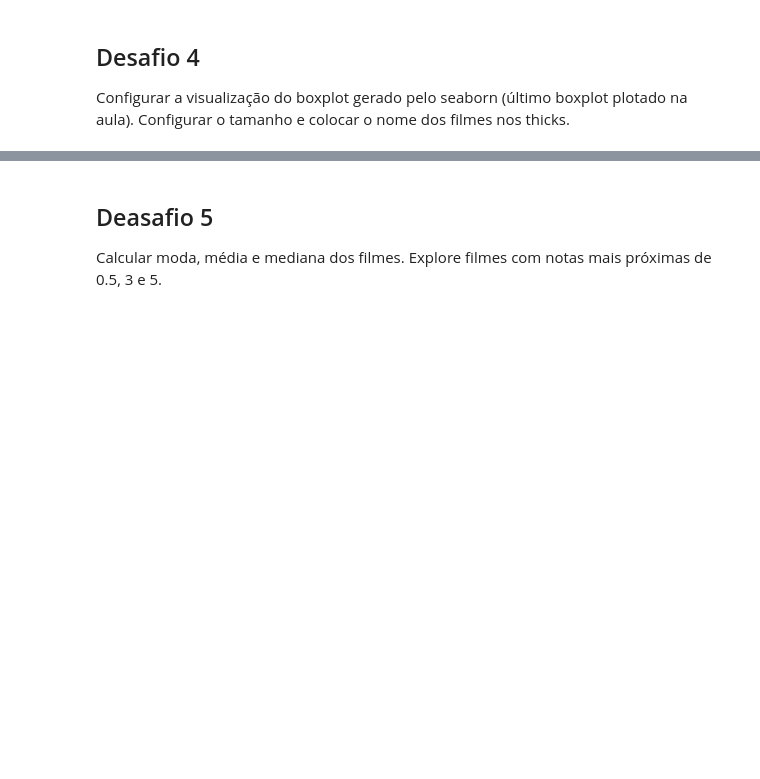
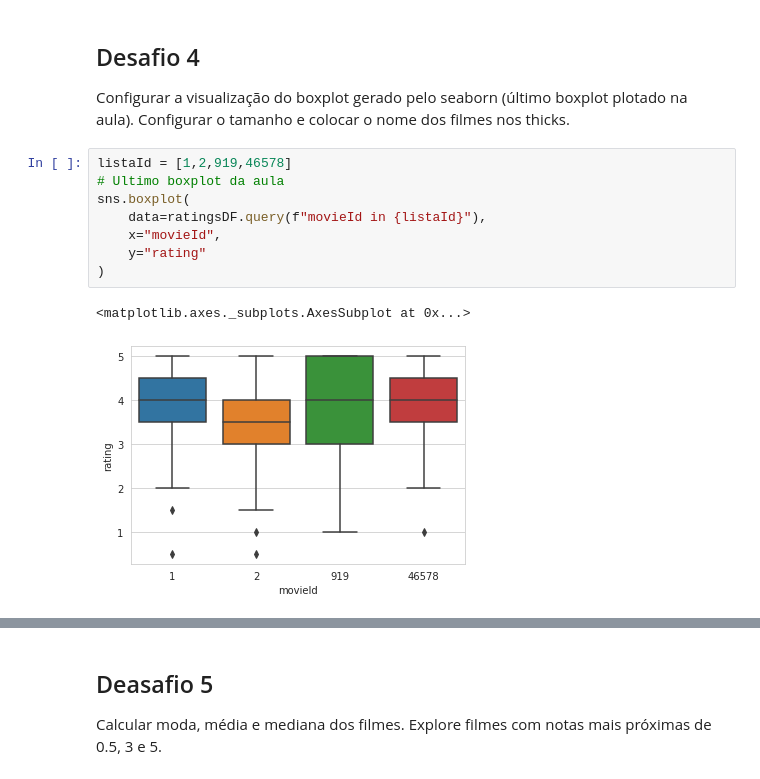
Before and after one commit to newtmagalhaes/QuarentenaDados, a Jupyter notebook: aulas/aula2/dataVisualization.ipynb, the cells around one changed output, grey strips where cells are left out. Saved outputs shown, nothing was run; the diff lists cells and outputs as text; blank space fills up the shorter version.

Commit message:
Concluindo notebook da aula 2

```diff
--- a/aulas/aula2/dataVisualization.ipynb
+++ b/aulas/aula2/dataVisualization.ipynb
@@ -302,3 +304,14 @@ sns.boxplot(
 
 Configurar a visualização do boxplot gerado pelo seaborn (último boxplot plotado na aula).
 Configurar o tamanho e colocar o nome dos filmes nos thicks.
+# %%
+listaId = [1,2,919,46578]
+# Ultimo boxplot da aula
+sns.boxplot(
+    data=ratingsDF.query(f"movieId in {listaId}"),
+    x="movieId",
+    y="rating"
+)
+# %% [output]
+<matplotlib.axes._subplots.AxesSubplot at 0x...>
+[figure, added]
```
Also changed, not shown: parts of 10 cells of this notebook.
